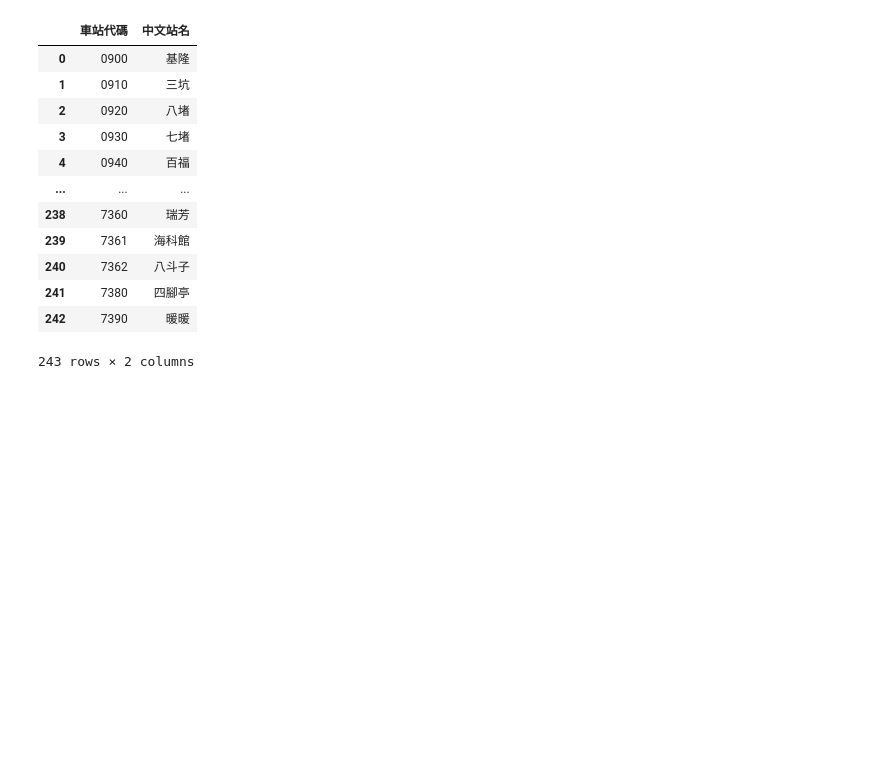
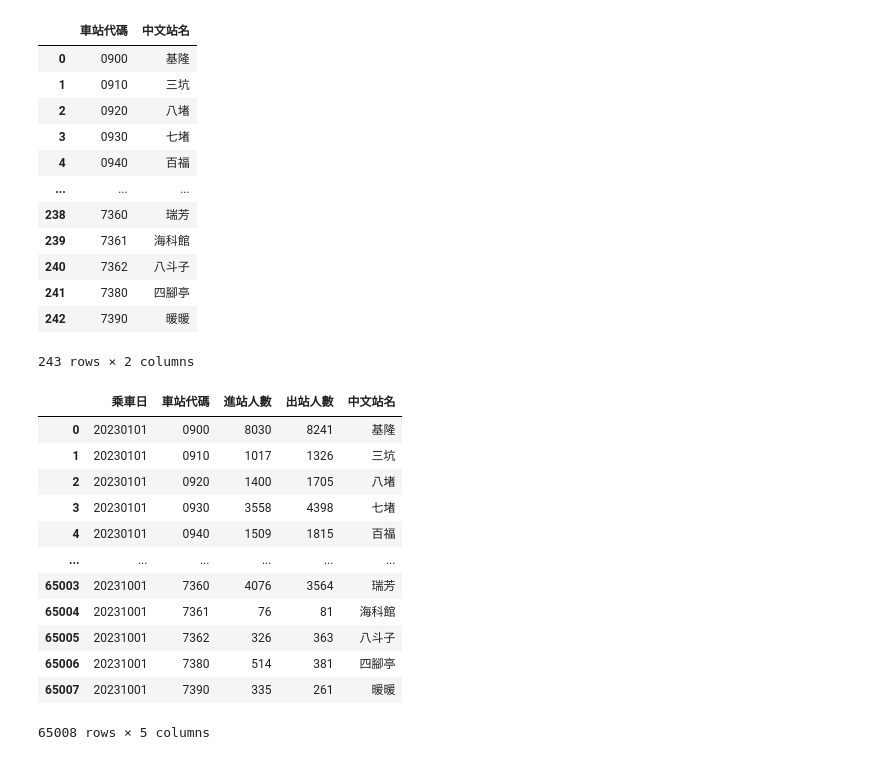
Before and after one commit to Jiarung02/Bryan_2005, a Jupyter notebook: lesson21_4.ipynb, the cells around one changed output. Drawn from its saved outputs; the diff is of its cells as text; code cells hidden in the pictures; blank space fills up the shorter version.

```diff
--- a/lesson21_4.ipynb
+++ b/lesson21_4.ipynb
@@ -86,3 +86,20 @@ stations
 | 241 | 7380 | 四腳亭 |
 | 242 | 7390 | 暖暖 |
 243 rows × 2 columns
+# %%
+dataFrame1 = pd.merge(dataFrame,stations,on='車站代碼',how='left')
+dataFrame1
+# %% [output]
+|  | 乘車日 | 車站代碼 | 進站人數 | 出站人數 | 中文站名 |
+| 0 | 20230101 | 0900 | 8030 | 8241 | 基隆 |
+| 1 | 20230101 | 0910 | 1017 | 1326 | 三坑 |
+| 2 | 20230101 | 0920 | 1400 | 1705 | 八堵 |
+| 3 | 20230101 | 0930 | 3558 | 4398 | 七堵 |
+| 4 | 20230101 | 0940 | 1509 | 1815 | 百福 |
+| ... | ... | ... | ... | ... | ... |
+| 65003 | 20231001 | 7360 | 4076 | 3564 | 瑞芳 |
+| 65004 | 20231001 | 7361 | 76 | 81 | 海科館 |
+| 65005 | 20231001 | 7362 | 326 | 363 | 八斗子 |
+| 65006 | 20231001 | 7380 | 514 | 381 | 四腳亭 |
+| 65007 | 20231001 | 7390 | 335 | 261 | 暖暖 |
+65008 rows × 5 columns
```
Also changed, not shown: parts of 3 cells of this notebook.
